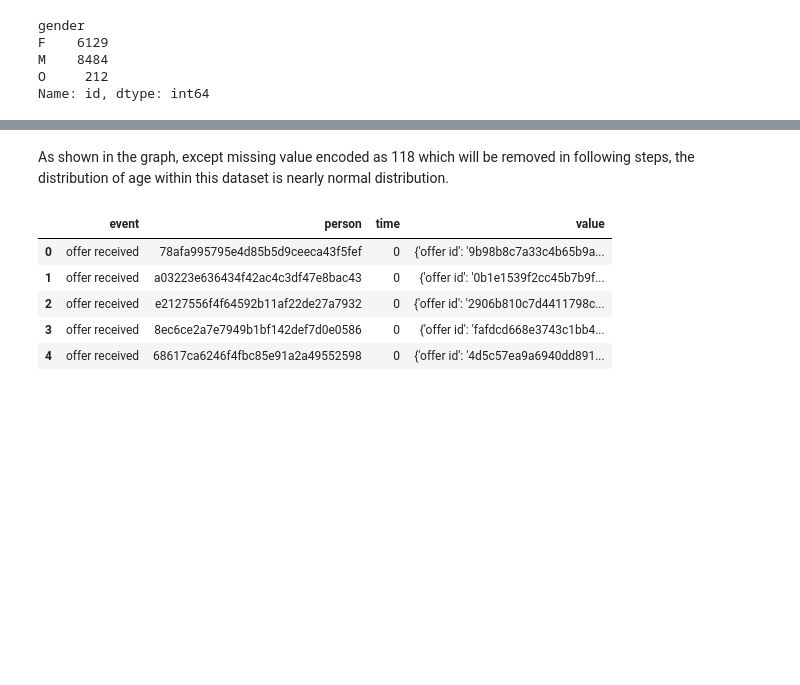
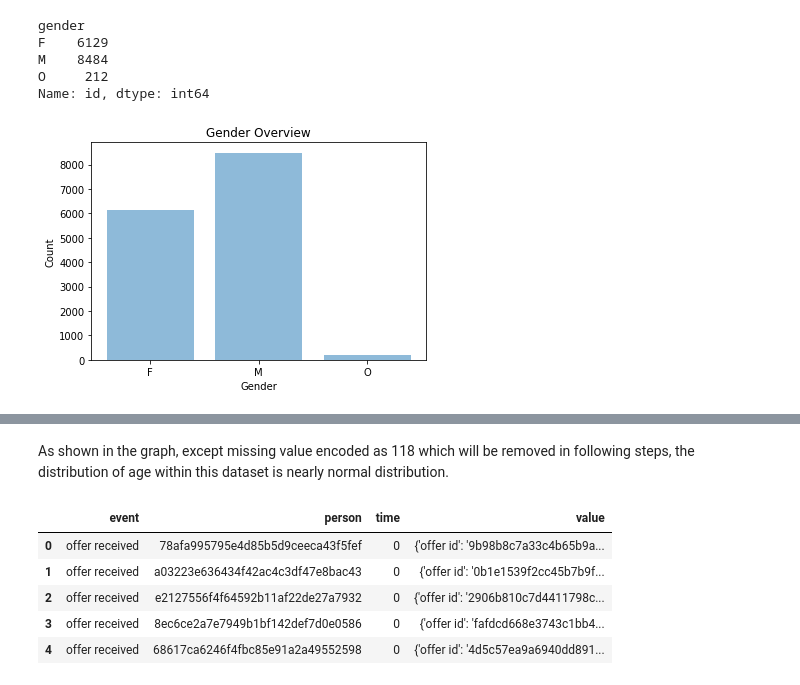
Before and after one commit to JcFreya/Starbucks-Capstone-Challenge, a Jupyter notebook: Starbucks_Capstone_notebook.ipynb, the cells around one changed output, grey strips where cells are left out. Saved outputs shown, nothing was run; the diff lists cells and outputs as text; code cells hidden in the pictures; blank space fills up the shorter version.

```diff
--- a/Starbucks_Capstone_notebook.ipynb
+++ b/Starbucks_Capstone_notebook.ipynb
@@ -219,4 +240,18 @@ F    6129
 M    8484
 O     212
 Name: id, dtype: int64
+# %%
+objects = ('F', 'M', 'O')
+y_pos = np.arange(len(objects))
+performance = list(profile.groupby('gender').id.count())
+
+plt.bar(y_pos, performance, align='center', alpha=0.5)
+plt.xticks(y_pos, objects)
+plt.ylabel('Count')
+plt.xlabel('Gender')
+plt.title('Gender Overview')
+
+plt.show()
+# %% [output]
+[figure, added]
 # %% [markdown]
```
Also changed, not shown: parts of 14 cells of this notebook, 1 other file.
